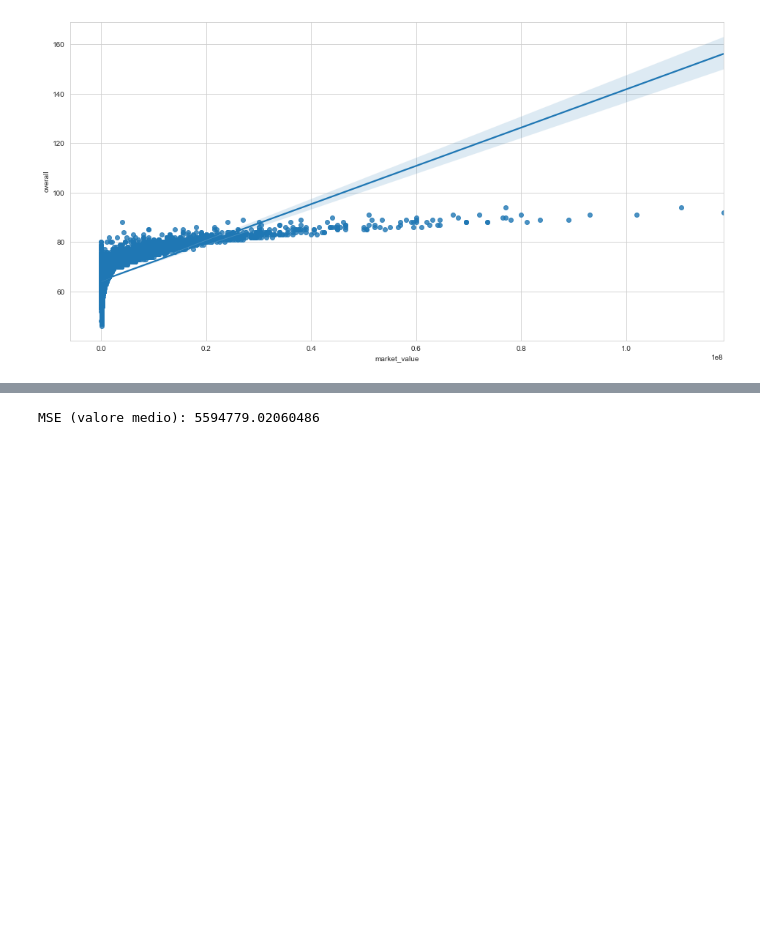
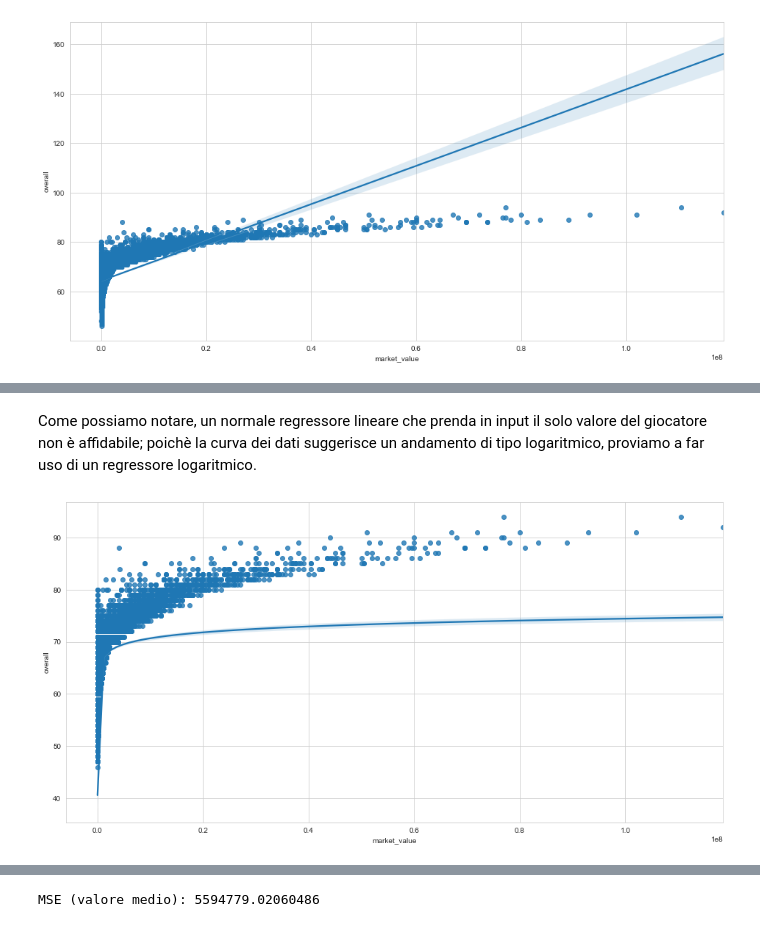
Before and after one commit to ValerioTosto/Fifa19DataAnalysis, a Jupyter notebook: Fifa19 Analysis.ipynb, the cells around one changed output, grey strips where cells are left out. Cells and saved outputs as stored; diff of their text form; code cells hidden in the pictures; blank space fills up the shorter version.

```diff
--- a/Fifa19 Analysis.ipynb
+++ b/Fifa19 Analysis.ipynb
@@ -486,3 +486,18 @@ OLS Regression Results
 | Kurtosis: | 104.853 | Cond. No. | 642. |
 Warnings:
 [1] Standard Errors assume that the covariance matrix of the errors is correctly specified.
+# %% [markdown]
+Come possiamo notare, un normale regressore lineare che prenda in input il solo valore del giocatore non è affidabile; poichè la curva dei dati suggerisce un andamento di tipo logaritmico, proviamo a far uso di un regressore logaritmico.
+# %%
+data_logx = data.copy()
+def fix_market_value(df_value):
+    if (df_value == 0.0):
+        return 0.1
+    else:
+        return df_value
+
+data_logx['market_value'] = data_logx['market_value'].apply(fix_market_value)
+sns.regplot('market_value', 'overall', data_logx, logx=True)
+plt.show()
+# %% [output]
+[figure, added]
```
Also changed, not shown: parts of 87 cells of this notebook.
